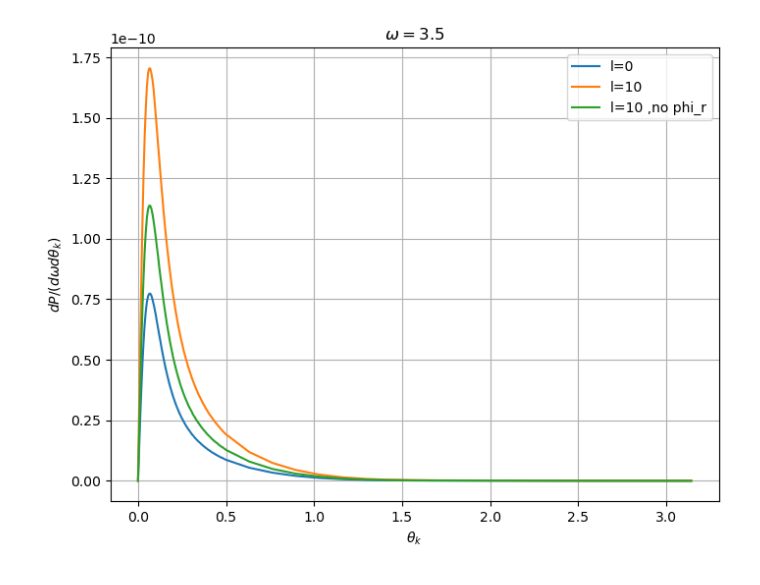
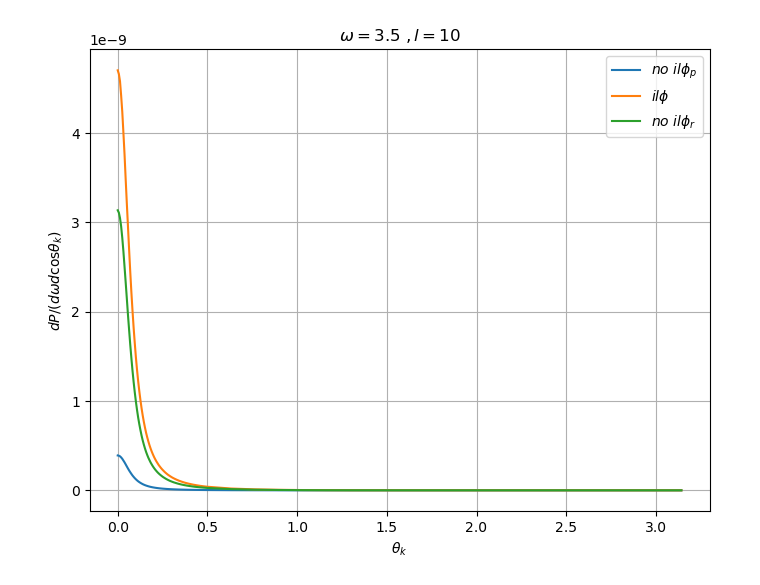
Before and after one commit to stiliglink/issue2, a Jupyter notebook: Brems_LG.ipynb, the cells around one changed output. Cells and saved outputs as stored; diff of their text form; code cells hidden in the pictures.

```diff
--- a/Brems_LG.ipynb
+++ b/Brems_LG.ipynb
@@ -368,31 +395,31 @@ plt.show()
 # %%
 # 关于theta_k的能谱图
 import numpy as np
 import matplotlib.pyplot as plt
 
 # 1. 读取 .npz 文件
-data = np.load('rtk_0225_192037.npz')
+data = np.load('rtk_0226_141853.npz')
 theta_k_vals = data['theta_k_vals']
 P_vals = data['results']
 
-data2 = np.load('rtk_0225_161441.npz')
+data2 = np.load('rtk_0226_113002.npz')
 theta_k_vals2 = data2['theta_k_vals']
 P_vals2 = data2['results']
 
-data3 = np.load('rtk_0227_151048.npz')
+data3 = np.load('rtk_0228_103530.npz')
 theta_k_vals3 = data3['theta_k_vals']
 P_vals3 = data3['results']
 # 创建图形
 fig = plt.figure(figsize=(8, 6))
 # 3. 绘制图表
-plt.plot(theta_k_vals, P_vals, label='l=0')
-plt.plot(theta_k_vals2, P_vals2, label='l=10')
-plt.plot(theta_k_vals3, P_vals3, label='l=10 ,no phi_r')
+plt.plot(theta_k_vals, P_vals, label=r'$no\ il\phi_p$')
+plt.plot(theta_k_vals2, P_vals2, label=r'$il\phi$')
+plt.plot(theta_k_vals3, P_vals3, label=r'$no\ il\phi_r$')
 plt.xlabel(r'$\theta_k$ ')
-plt.ylabel(r'$dP/(d\omega d\theta_k)$')
-plt.title(r'$\omega=3.5$')
+plt.ylabel(r'$dP/(d\omega d\text{cos}\theta_k)$')
+plt.title(r'$\omega=3.5\ ,l=10$')
 plt.legend()
 plt.grid(True)
 plt.show()
 # %% [output]
-[figure, old version]
+[figure, new version]
```
Also changed, not shown: parts of 8 cells of this notebook, 30 other files.
